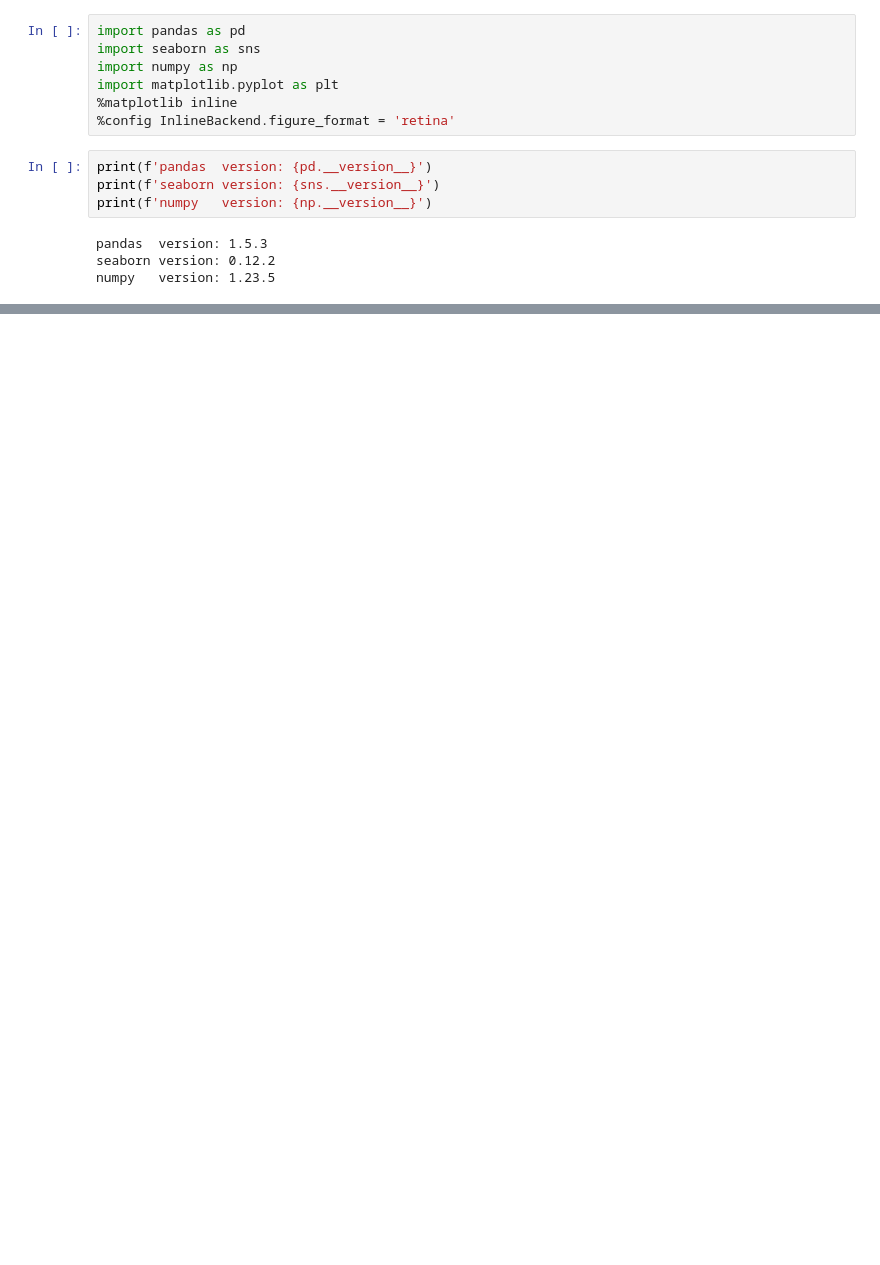
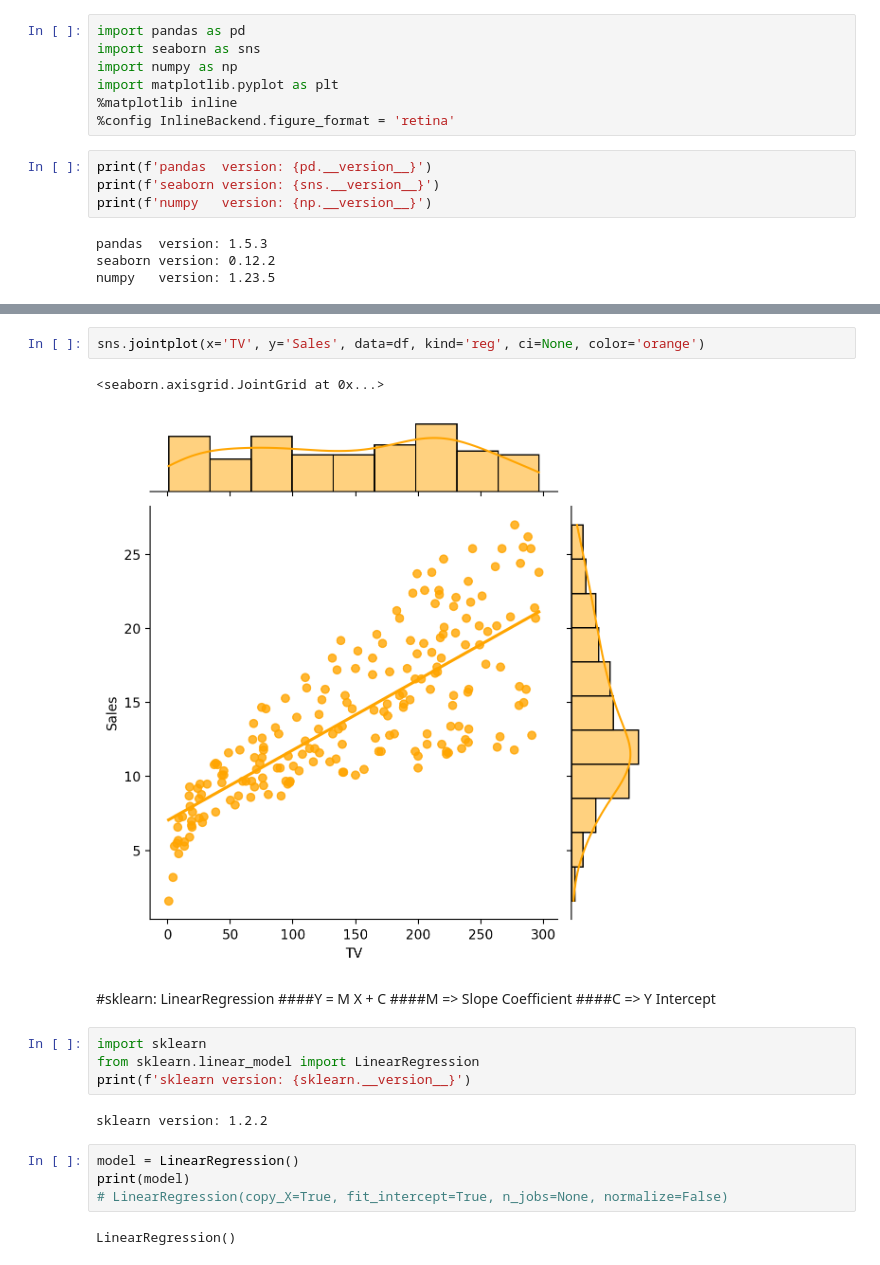
Before and after one commit to Saharuth/MachineLearning, a Jupyter notebook: multiple_linear_regression.ipynb, the cells around one changed output, grey strips where cells are left out. Cells and saved outputs as stored; diff of their text form; blank space fills up the shorter version.

```diff
--- a/multiple_linear_regression.ipynb
+++ b/multiple_linear_regression.ipynb
@@ -20,0 +67,22 @@ df.head()
+# %%
+sns.jointplot(x='TV', y='Sales', data=df, kind='reg', ci=None, color='orange')
+# %% [output]
+<seaborn.axisgrid.JointGrid at 0x...>
+[figure, added]
+# %% [markdown]
+#sklearn: LinearRegression
+####Y = M X + C
+####M => Slope Coefficient
+####C => Y Intercept
+# %%
+import sklearn
+from sklearn.linear_model import LinearRegression
+print(f'sklearn version: {sklearn.__version__}')
+# %% [output]
+sklearn version: 1.2.2
+# %%
+model = LinearRegression()
+print(model)
+# LinearRegression(copy_X=True, fit_intercept=True, n_jobs=None, normalize=False)
+# %% [output]
+LinearRegression()
```
Also changed, not shown: parts of 22 cells of this notebook.
